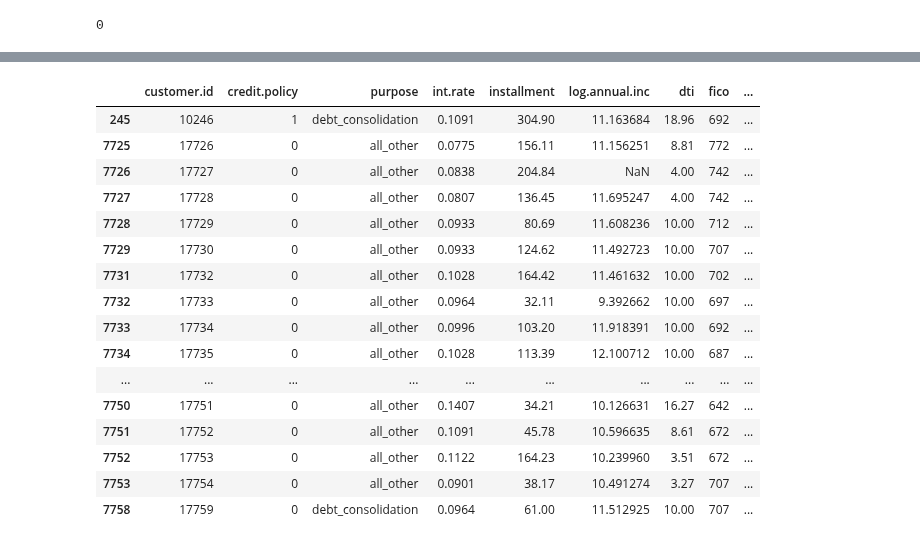
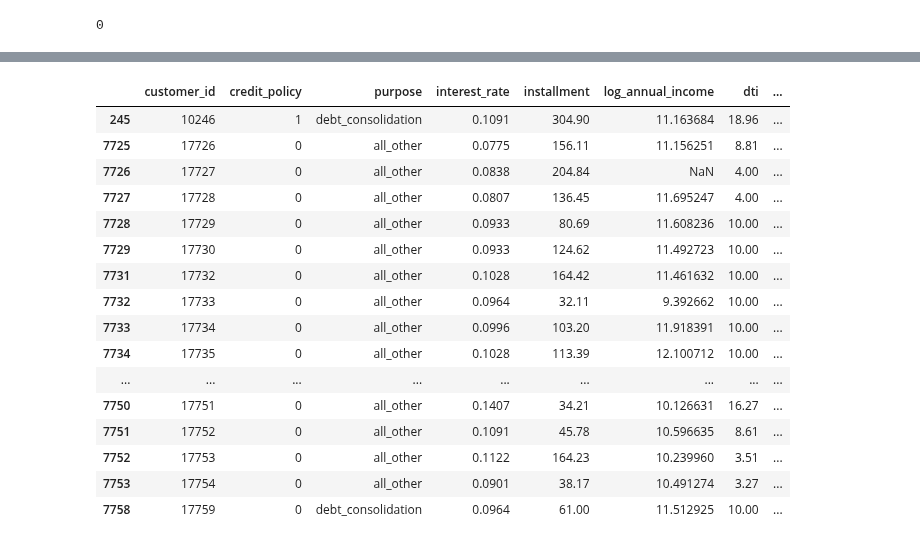
Before and after one commit to gabrielniculaesei/lendingclub-dataset, a Jupyter notebook: Project.ipynb, the cells around one changed output, grey strips where cells are left out. Saved outputs shown, nothing was run; the diff lists cells and outputs as text; code cells hidden in the pictures.

```diff
--- a/Project.ipynb
+++ b/Project.ipynb
@@ -15,0 +32,23 @@ Index(['customer.id', 'credit.policy', 'purpose', 'int.rate', 'installment',
+# %%
+new_columns = {
+    'customer.id': 'customer_id',
+    'credit.policy': 'credit_policy',
+    'purpose': 'purpose',
+    'int.rate': 'interest_rate',
+    'installment': 'installment',
+    'log.annual.inc': 'log_annual_income',
+    'dti': 'dti',
+    'fico': 'fico_score',
+    'days.with.cr.line': 'credit_history_days',
+    'revol.bal': 'revolving_balance',
+    'revol.util': 'revolving_util',
+    'inq.last.6mths': 'inquiries_last_6m',
+    'delinq.2yrs': 'delinquencies_2y',
+    'pub.rec': 'public_records',
+    'not.fully.paid': 'not_fully_paid'
+}
+
+data = data.rename(columns=new_columns)
+
+
+print(data.columns.tolist())
@@ -119,19 +193,19 @@ Alcune variabili sono salvate come `object` ma dovrebbero essere numeriche. Conv
 # %%
 # Convertiamo i tipi di dato corretti
 # credit.policy dovrebbe essere int (0 o 1)
-data['credit.policy'] = pd.to_numeric(data['credit.policy'], errors='coerce').astype('Int64')
+data['credit_policy'] = pd.to_numeric(data['credit_policy'], errors='coerce').astype('Int64')
 
 # dti (debt-to-income ratio) dovrebbe essere float
 data['dti'] = pd.to_numeric(data['dti'], errors='coerce')
 
 # revol.util (revolving utilization) dovrebbe essere float
-data['revol.util'] = pd.to_numeric(data['revol.util'], errors='coerce')
+data['revolving_util'] = pd.to_numeric(data['revolving_util'], errors='coerce')
 
 # delinq.2yrs dovrebbe essere int (numero di ritardi)
-data['delinq.2yrs'] = pd.to_numeric(data['delinq.2yrs'], errors='coerce').astype('Int64')
+data['delinquencies_2y'] = pd.to_numeric(data['delinquencies_2y'], errors='coerce').astype('Int64')
 
 # pub.rec dovrebbe essere int (numero di registrazioni pubbliche)
-data['pub.rec'] = pd.to_numeric(data['pub.rec'], errors='coerce').astype('Int64')
+data['public_records'] = pd.to_numeric(data['public_records'], errors='coerce').astype('Int64')
 
 print(f"Valori mancanti per colonna:")
 percent_missing = data.isnull().mean() * 100
@@ -156,22 +230,22 @@ not.fully.paid       0.000000
 dtype: float64
 # %%
-data[data['delinq.2yrs'].isna()]
+data[data['delinquencies_2y'].isna()]
 # %% [output]
-|  | customer.id | credit.policy | purpose | int.rate | installment | log.annual.inc | dti | fico | ... |
-| 245 | 10246 | 1 | debt_consolidation | 0.1091 | 304.90 | 11.163684 | 18.96 | 692 | ... |
-| 7725 | 17726 | 0 | all_other | 0.0775 | 156.11 | 11.156251 | 8.81 | 772 | ... |
-| 7726 | 17727 | 0 | all_other | 0.0838 | 204.84 | NaN | 4.00 | 742 | ... |
-| 7727 | 17728 | 0 | all_other | 0.0807 | 136.45 | 11.695247 | 4.00 | 742 | ... |
-| 7728 | 17729 | 0 | all_other | 0.0933 | 80.69 | 11.608236 | 10.00 | 712 | ... |
-| 7729 | 17730 | 0 | all_other | 0.0933 | 124.62 | 11.492723 | 10.00 | 707 | ... |
-| 7731 | 17732 | 0 | all_other | 0.1028 | 164.42 | 11.461632 | 10.00 | 702 | ... |
-| 7732 | 17733 | 0 | all_other | 0.0964 | 32.11 | 9.392662 | 10.00 | 697 | ... |
-| 7733 | 17734 | 0 | all_other | 0.0996 | 103.20 | 11.918391 | 10.00 | 692 | ... |
-| 7734 | 17735 | 0 | all_other | 0.1028 | 113.39 | 12.100712 | 10.00 | 687 | ... |
-| ... | ... | ... | ... | ... | ... | ... | ... | ... | ... |
-| 7750 | 17751 | 0 | all_other | 0.1407 | 34.21 | 10.126631 | 16.27 | 642 | ... |
-| 7751 | 17752 | 0 | all_other | 0.1091 | 45.78 | 10.596635 | 8.61 | 672 | ... |
-| 7752 | 17753 | 0 | all_other | 0.1122 | 164.23 | 10.239960 | 3.51 | 672 | ... |
-| 7753 | 17754 | 0 | all_other | 0.0901 | 38.17 | 10.491274 | 3.27 | 707 | ... |
-| 7758 | 17759 | 0 | debt_consolidation | 0.0964 | 61.00 | 11.512925 | 10.00 | 707 | ... |
+|  | customer_id | credit_policy | purpose | interest_rate | installment | log_annual_income | dti | ... |
+| 245 | 10246 | 1 | debt_consolidation | 0.1091 | 304.90 | 11.163684 | 18.96 | ... |
+| 7725 | 17726 | 0 | all_other | 0.0775 | 156.11 | 11.156251 | 8.81 | ... |
+| 7726 | 17727 | 0 | all_other | 0.0838 | 204.84 | NaN | 4.00 | ... |
+| 7727 | 17728 | 0 | all_other | 0.0807 | 136.45 | 11.695247 | 4.00 | ... |
+| 7728 | 17729 | 0 | all_other | 0.0933 | 80.69 | 11.608236 | 10.00 | ... |
+| 7729 | 17730 | 0 | all_other | 0.0933 | 124.62 | 11.492723 | 10.00 | ... |
+| 7731 | 17732 | 0 | all_other | 0.1028 | 164.42 | 11.461632 | 10.00 | ... |
+| 7732 | 17733 | 0 | all_other | 0.0964 | 32.11 | 9.392662 | 10.00 | ... |
+| 7733 | 17734 | 0 | all_other | 0.0996 | 103.20 | 11.918391 | 10.00 | ... |
+| 7734 | 17735 | 0 | all_other | 0.1028 | 113.39 | 12.100712 | 10.00 | ... |
+| ... | ... | ... | ... | ... | ... | ... | ... | ... |
+| 7750 | 17751 | 0 | all_other | 0.1407 | 34.21 | 10.126631 | 16.27 | ... |
+| 7751 | 17752 | 0 | all_other | 0.1091 | 45.78 | 10.596635 | 8.61 | ... |
+| 7752 | 17753 | 0 | all_other | 0.1122 | 164.23 | 10.239960 | 3.51 | ... |
+| 7753 | 17754 | 0 | all_other | 0.0901 | 38.17 | 10.491274 | 3.27 | ... |
+| 7758 | 17759 | 0 | debt_consolidation | 0.0964 | 61.00 | 11.512925 | 10.00 | ... |
 # %% [markdown]
```
Also changed, not shown: parts of 16 cells of this notebook.
